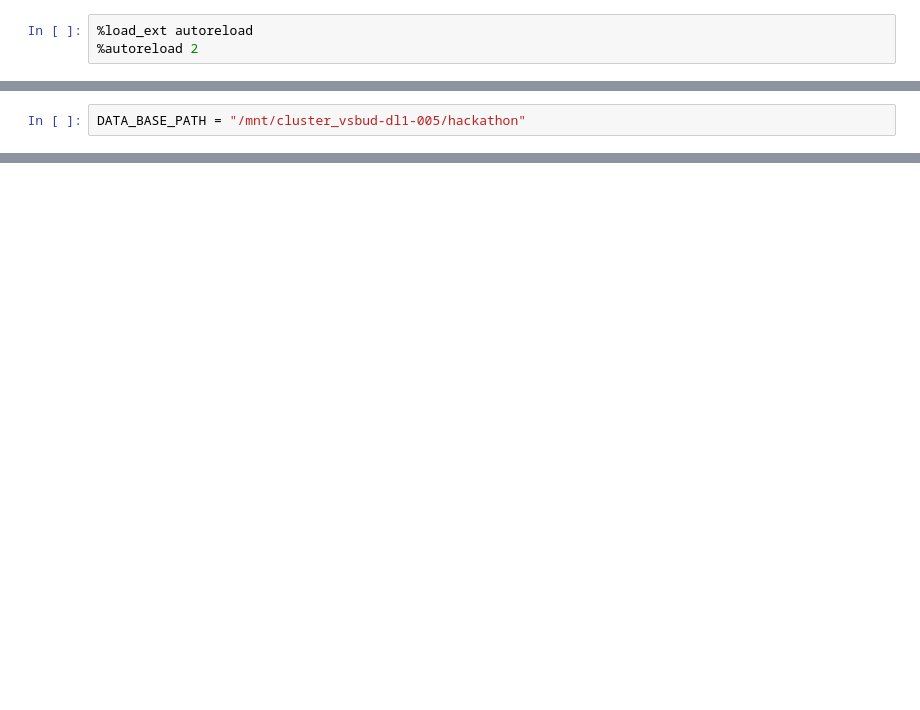
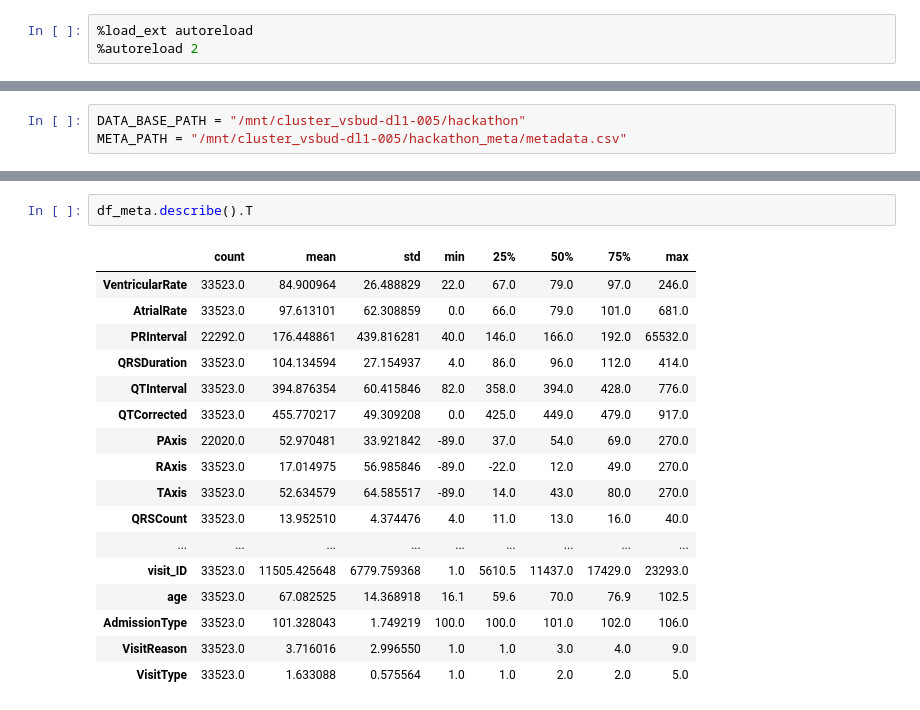
Before and after one commit to IMarkusz/ECGents, a Jupyter notebook: exploration.ipynb, the cells around one changed output, grey strips where cells are left out. Cells and saved outputs as stored; diff of their text form; blank space fills up the shorter version.

```diff
--- a/exploration.ipynb
+++ b/exploration.ipynb
@@ -11,2 +23,3 @@ from ECGXMLReader.ECGXMLReader import ECGXMLReader
 # %%
 DATA_BASE_PATH = "/mnt/cluster_vsbud-dl1-005/hackathon"
+META_PATH = "/mnt/cluster_vsbud-dl1-005/hackathon_meta/metadata.csv"
@@ -42,0 +57,20 @@ ecg.Waveforms[0]
+# %%
+df_meta.describe().T
+# %% [output]
+|  | count | mean | std | min | 25% | 50% | 75% | max |
+| VentricularRate | 33523.0 | 84.900964 | 26.488829 | 22.0 | 67.0 | 79.0 | 97.0 | 246.0 |
+| AtrialRate | 33523.0 | 97.613101 | 62.308859 | 0.0 | 66.0 | 79.0 | 101.0 | 681.0 |
+| PRInterval | 22292.0 | 176.448861 | 439.816281 | 40.0 | 146.0 | 166.0 | 192.0 | 65532.0 |
+| QRSDuration | 33523.0 | 104.134594 | 27.154937 | 4.0 | 86.0 | 96.0 | 112.0 | 414.0 |
+| QTInterval | 33523.0 | 394.876354 | 60.415846 | 82.0 | 358.0 | 394.0 | 428.0 | 776.0 |
+| QTCorrected | 33523.0 | 455.770217 | 49.309208 | 0.0 | 425.0 | 449.0 | 479.0 | 917.0 |
+| PAxis | 22020.0 | 52.970481 | 33.921842 | -89.0 | 37.0 | 54.0 | 69.0 | 270.0 |
+| RAxis | 33523.0 | 17.014975 | 56.985846 | -89.0 | -22.0 | 12.0 | 49.0 | 270.0 |
+| TAxis | 33523.0 | 52.634579 | 64.585517 | -89.0 | 14.0 | 43.0 | 80.0 | 270.0 |
+| QRSCount | 33523.0 | 13.952510 | 4.374476 | 4.0 | 11.0 | 13.0 | 16.0 | 40.0 |
+| ... | ... | ... | ... | ... | ... | ... | ... | ... |
+| visit_ID | 33523.0 | 11505.425648 | 6779.759368 | 1.0 | 5610.5 | 11437.0 | 17429.0 | 23293.0 |
+| age | 33523.0 | 67.082525 | 14.368918 | 16.1 | 59.6 | 70.0 | 76.9 | 102.5 |
+| AdmissionType | 33523.0 | 101.328043 | 1.749219 | 100.0 | 100.0 | 101.0 | 102.0 | 106.0 |
+| VisitReason | 33523.0 | 3.716016 | 2.996550 | 1.0 | 1.0 | 3.0 | 4.0 | 9.0 |
+| VisitType | 33523.0 | 1.633088 | 0.575564 | 1.0 | 1.0 | 2.0 | 2.0 | 5.0 |
```
Also changed, not shown: parts of 18 cells of this notebook, 3 other files.
